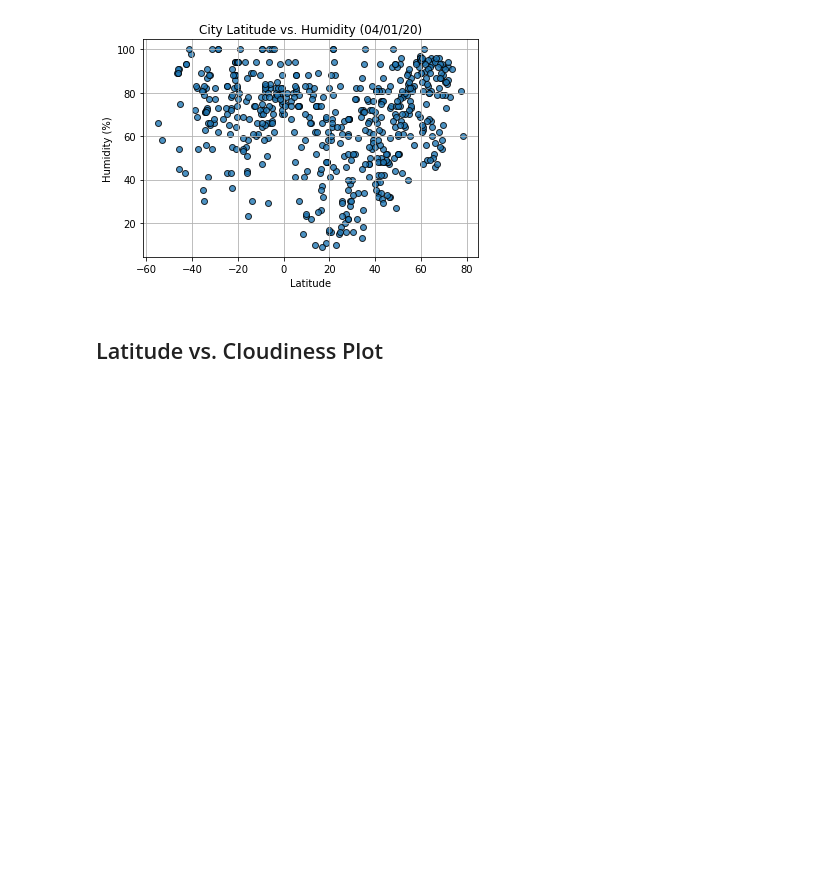
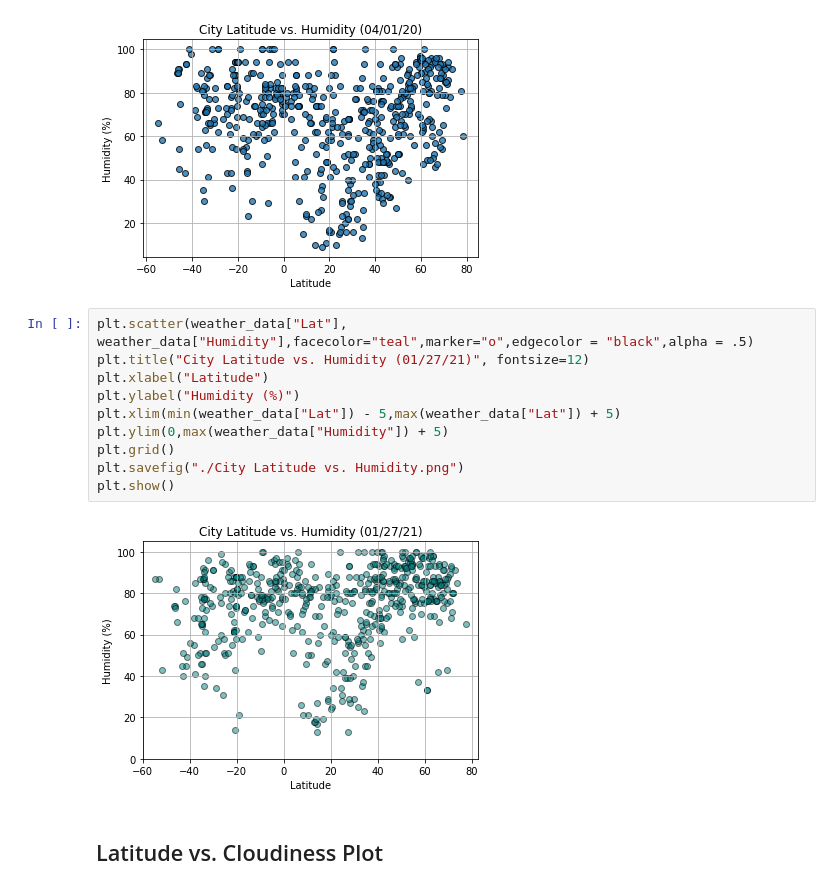
Before and after one commit to priyamittal96/python-api-challenge, a Jupyter notebook: WeatherPy/WeatherPy.ipynb, the cells around one changed output. Drawn from its saved outputs; the diff is of its cells as text; blank space fills up the shorter version.

Commit message:
Latitude v Humidity Plot, other Cloudiness and Wind Speed plot setup

```diff
--- a/WeatherPy/WeatherPy.ipynb
+++ b/WeatherPy/WeatherPy.ipynb
@@ -261,6 +261,18 @@ plt.show()
 # %%
 # %% [output]
 [figure]
+# %%
+plt.scatter(weather_data["Lat"], weather_data["Humidity"],facecolor="teal",marker="o",edgecolor = "black",alpha = .5)
+plt.title("City Latitude vs. Humidity (01/27/21)", fontsize=12)
+plt.xlabel("Latitude")
+plt.ylabel("Humidity (%)")
+plt.xlim(min(weather_data["Lat"]) - 5,max(weather_data["Lat"]) + 5)
+plt.ylim(0,max(weather_data["Humidity"]) + 5)
+plt.grid()
+plt.savefig("./City Latitude vs. Humidity.png")
+plt.show()
+# %% [output]
+[figure, added]
 # %% [markdown]
 ## Latitude vs. Cloudiness Plot
 # %%
```
Also changed, not shown: parts of 3 cells of this notebook, 1 other file.
